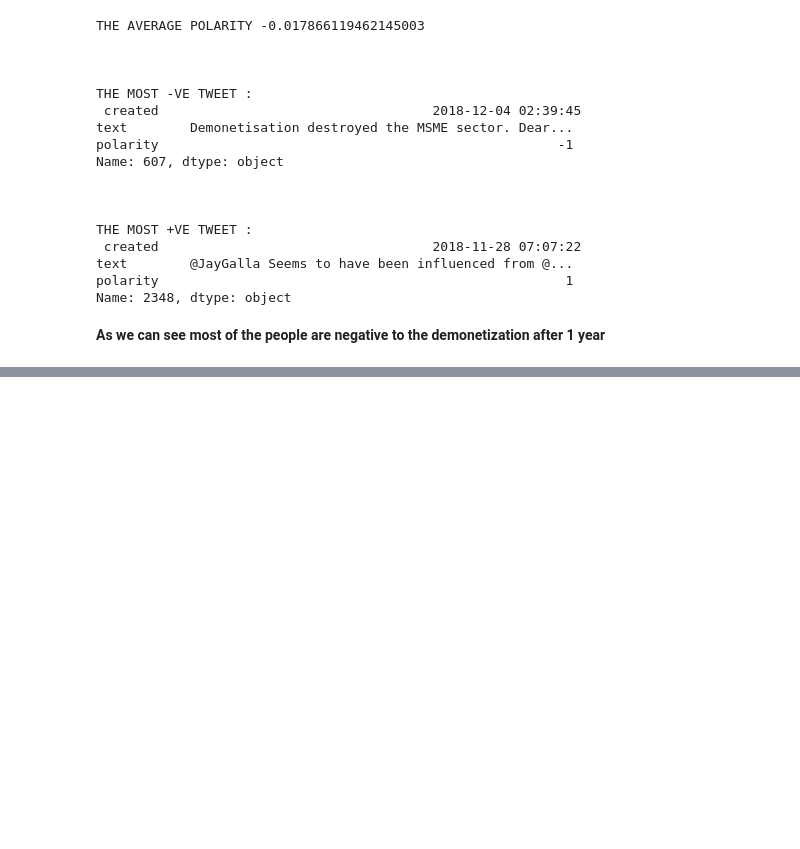
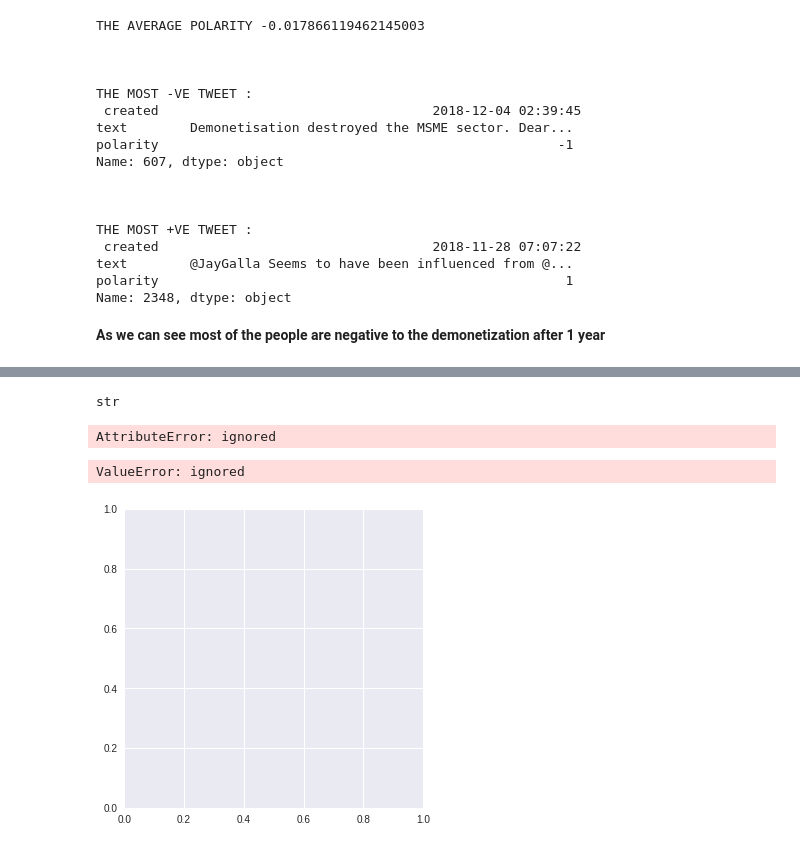
Before and after one commit to noushadkhan01/Projects, a Jupyter notebook: Machine-Learning/Natural-Language-Processing/Demonetization twitter data analysis/Demonetization_kernel_using_nltk_sentiment_analysis_textblob.ipynb, the cells around one changed output, grey strips where cells are left out. Saved outputs shown, nothing was run; the diff lists cells and outputs as text; code cells hidden in the pictures; blank space fills up the shorter version.

```diff
--- a/Machine-Learning/Natural-Language-Processing/Demonetization twitter data analysis/Demonetization_kernel_using_nltk_sentiment_analysis_textblob.ipynb
+++ b/Machine-Learning/Natural-Language-Processing/Demonetization twitter data analysis/Demonetization_kernel_using_nltk_sentiment_analysis_textblob.ipynb
@@ -186,23 +186,3 @@ max_user.plot(10)
 **TO PROCEED FURTHER LETS HAVE SOME DATA CLEANING**
 # %% [markdown]
 **ITS RECOMMENDED THAT YOU SHOULD FOLLOW THE CLEANING FUNCTION STEP BY STEP YOURSELF TO KNOW WHAT HAPPENING INSIDE**
-# %%
-tweets = ['#', 'Demonetization', 'Positive', 'Effect', ':', 'Cigarette', 'Sales', 'Slashed', 'To', 'Almost', 'Half', 'After', 'Demonetization', ':', 'Report', '@', 'deepparihar', '@', 'Tabassumzia', '@', 'AshSharma1102']
-print(tweets)
-while True:
-  try:
-    a = tweets.index('@')
-    print(a)
-    print(tweets[a+1])
-    del tweets[a + 1]
-    del tweets[a]
-  except:
-    break
-while True:
-  try:
-    b = tweets.index('#')
-    del tweets[b + 1]
-    del tweets[b]
-  except:
-    break
-print(tweets)
@@ -418,0 +415,17 @@ Name: 2348, dtype: object
+# %%
+type(cleaned_text)
+# %% [output]
+str
+# %%
+wordcloud = WordCloud(after['cleaned_text'], max_font_size=50, max_words=100, background_color="white").generate(cleaned_text)
+plt.figure()
+plt.imshow(wordcloud, interpolation="bilinear")
+plt.axis("off")
+plt.show()
+# %% [output]
+AttributeError: ignored
+# %%
+plt.imshow(WordCloud(after['cleaned_text']))
+# %% [output]
+ValueError: ignored
+[figure, added]
```
Also changed, not shown: parts of 7 cells of this notebook.
